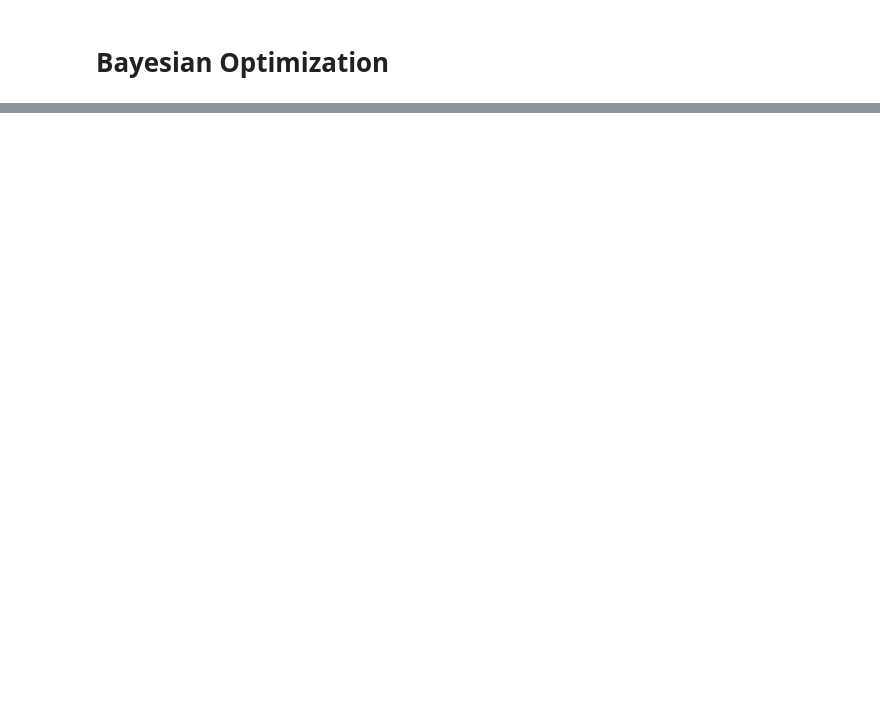
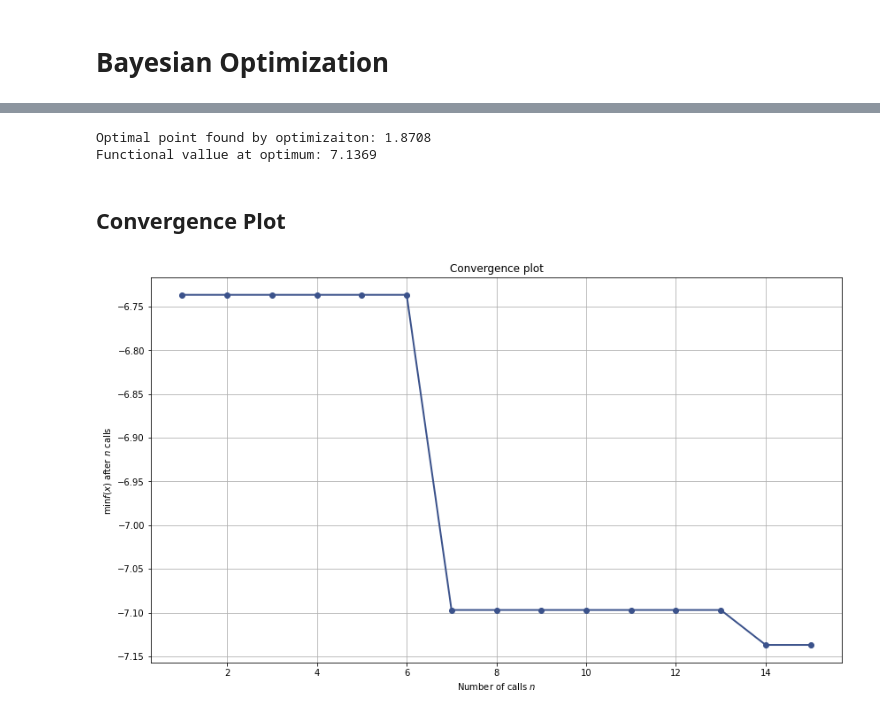
Before and after one commit to DataHow/analytics-course-scripts, a Jupyter notebook: scripts/05_Bayesian_Optimization.ipynb, the cells around one changed output, grey strips where cells are left out. Drawn from its saved outputs; the diff is of its cells as text; code cells hidden in the pictures; blank space fills up the shorter version.

```diff
--- a/scripts/05_Bayesian_Optimization.ipynb
+++ b/scripts/05_Bayesian_Optimization.ipynb
@@ -691,0 +34,7 @@ fig.show()
+# %%
+# Fix seed
+np.random.seed(42)
+# Function definition
+xgrid = np.round(np.arange(-3,3,0.01),4)
+def f(x,eps=0):
+    return -1*np.power(x,4)+0.5*np.power(x,3)+6*np.power(x,2)+0.5*np.power(x,1)-6+eps*np.random.normal(0,1,x.size)
@@ -691,0 +64,5 @@ fig.show()
+# %%
+# Control of noise level
+eps = 0.5
+# Define experimental observations
+x = np.arange(-3,0.5,0.5)
@@ -691,0 +286,31 @@ fig.show()
+# %%
+# Specify noise level
+eps = 0.5
+# Function to optimize
+def f(x,eps=eps):
+    return -1*float(-1*np.power(x,4)+0.5*np.power(x,3)+6*np.power(x,2)+0.5*np.power(x,1)-6+eps*np.random.normal(0,1,np.array(x).size))
+# %%
+# Run bayesian optimization
+res = gp_minimize(f,                  # the function to minimize
+                  [(-3.0, 3.0)],      # the bounds on each dimension of x
+                  acq_func="EI",      # the acquisition function
+                  n_calls=15,         # the number of evaluations of f
+                  n_random_starts=5,  # the number of random initialization points
+                  noise=0.1**2,       # the noise level (optional)
+                  verbose=False,       # the verbosity of progress
+                  random_state=np.random.seed(47))   # the random seed
+# %%
+print("Optimal point found by optimizaiton: "+str(round(res.x[0],4)))
+print("Functional vallue at optimum: "+str(-1*round(res.fun,4)))
+# %% [output]
+Optimal point found by optimizaiton: 1.8708
+Functional vallue at optimum: 7.1369
+# %% [markdown]
+## Convergence Plot
+# %%
+from skopt.plots import plot_convergence
+plt.rcParams["figure.figsize"] = (14, 8)
+
+plot_convergence(res);
+# %% [output]
+[figure, added]
```
Also changed, not shown: parts of 112 cells of this notebook.
